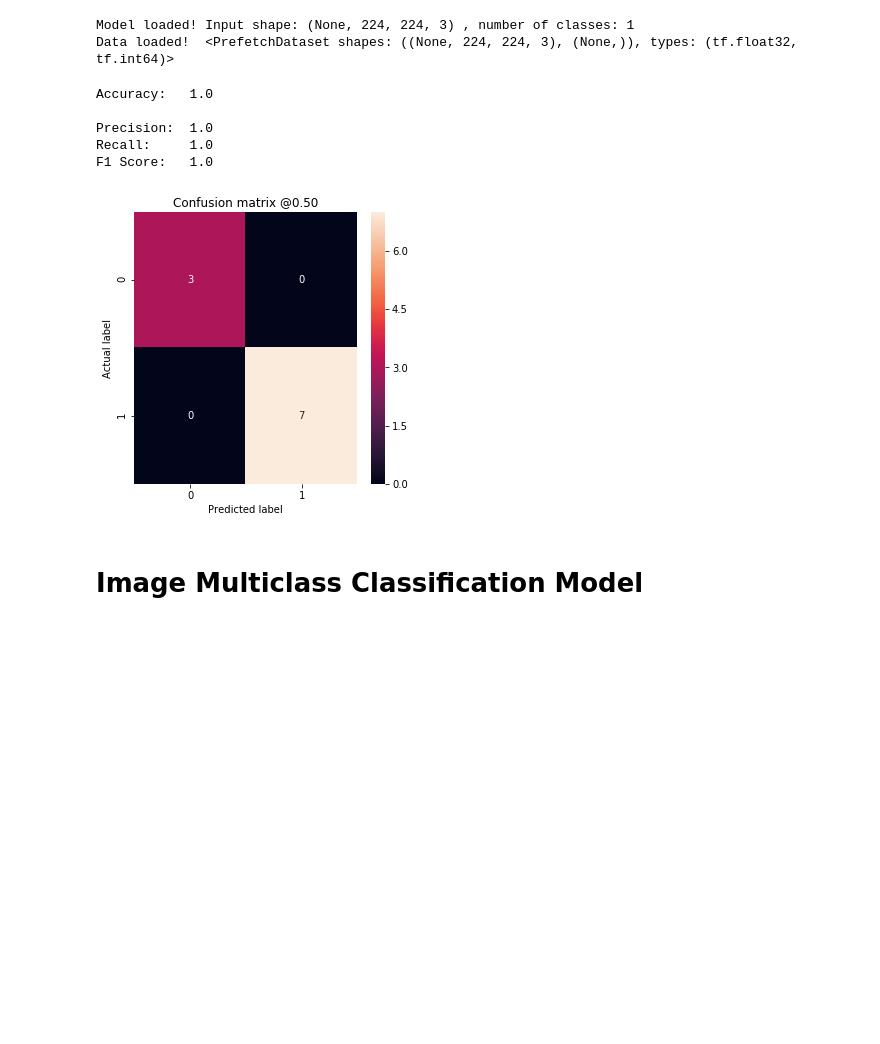
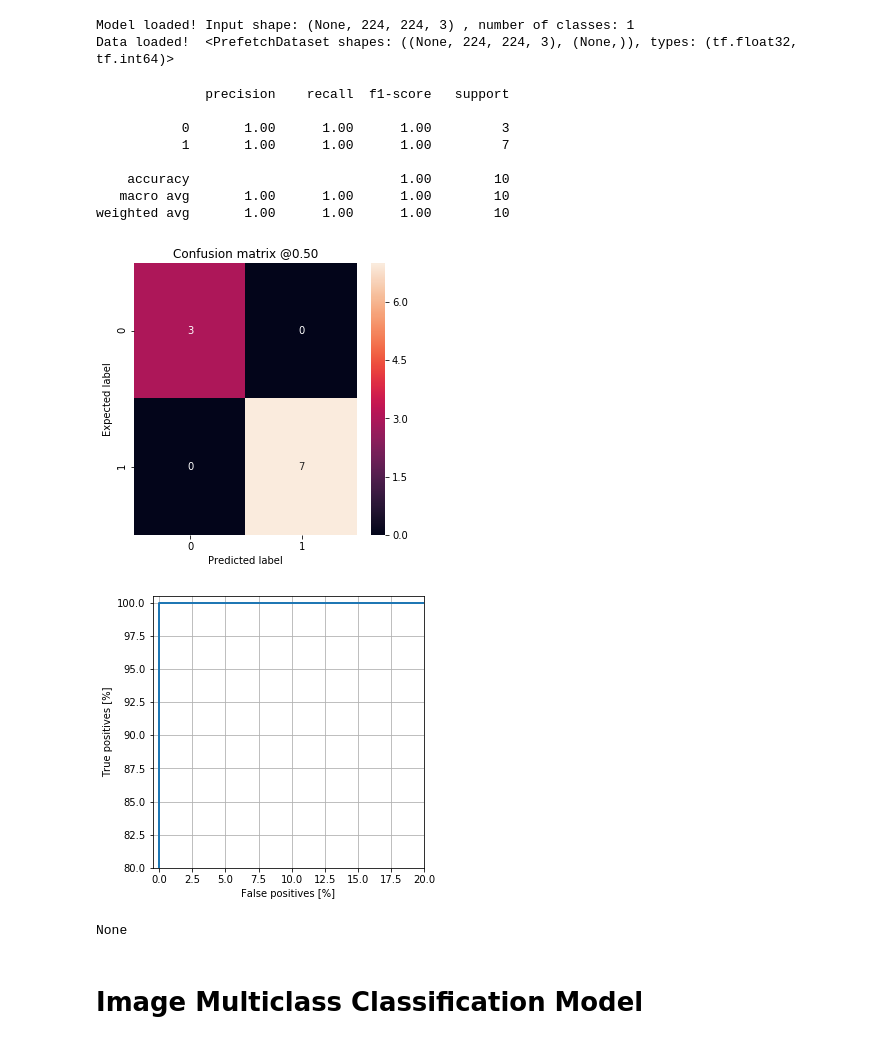
Before and after one commit to mariagrandury/ml-model-quality-analysis, a Jupyter notebook: quality_report.ipynb, the cells around one changed output. Cells and saved outputs as stored; diff of their text form; code cells hidden in the pictures; blank space fills up the shorter version.

Commit message:
Evaluate models for regression problems

```diff
--- a/quality_report.ipynb
+++ b/quality_report.ipynb
@@ -34,15 +22,19 @@ y_pred, y_true = model.predict()
 Model loaded! Input shape: (None, 224, 224, 3) , number of classes: 1
 Data loaded!  <PrefetchDataset shapes: ((None, 224, 224, 3), (None,)), types: (tf.float32, tf.int64)>
 # %%
-analysis = FunctionalityAnalysis(y_true, y_pred, 'binary classification')
-analysis.evaluate_performance()
+FunctionalityAnalysis(y_true, y_pred, 'binary classification').evaluate()
 # %% [output]
-Accuracy:   1.0
+              precision    recall  f1-score   support
 
-Precision:  1.0
-Recall:     1.0
-F1 Score:   1.0
+           0       1.00      1.00      1.00         3
+           1       1.00      1.00      1.00         7
+
+    accuracy                           1.00        10
+   macro avg       1.00      1.00      1.00        10
+weighted avg       1.00      1.00      1.00        10
-[figure, old version]
+[figure, new version]
+[figure, added]
+None
 # %% [markdown]
 # Image Multiclass Classification Model
 # %% [markdown]
```
Also changed, not shown: parts of 7 cells of this notebook, 1 other file.
